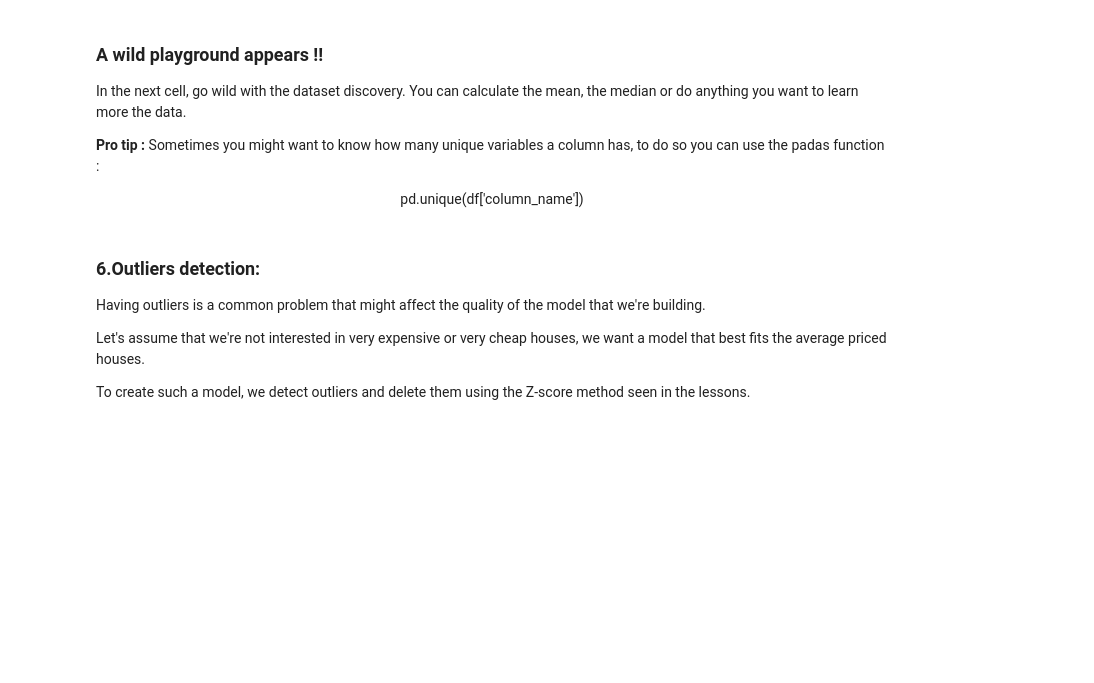
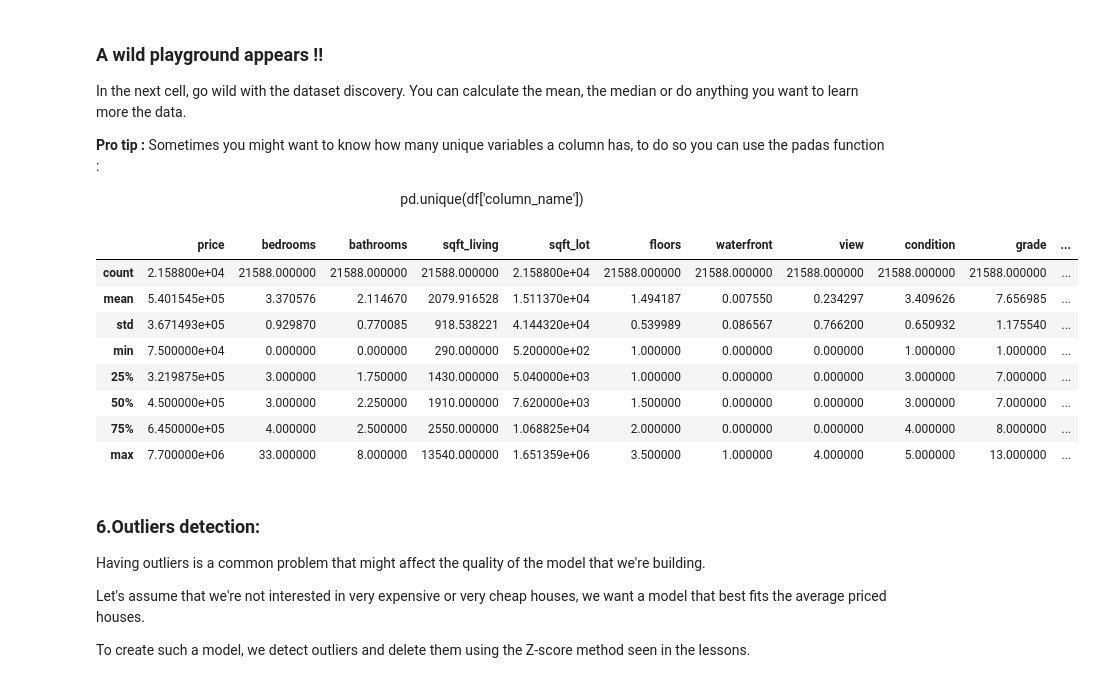
Before and after one commit to YounesMes/data-science-bootcamp, a Jupyter notebook: 2-data_analytics/project/Data Analytics Project.ipynb, the cells around one changed output. Drawn from its saved outputs; the diff is of its cells as text; code cells hidden in the pictures; blank space fills up the shorter version.

```diff
--- a/2-data_analytics/project/Data Analytics Project.ipynb
+++ b/2-data_analytics/project/Data Analytics Project.ipynb
@@ -99,6 +159,17 @@ Sometimes you might want to know how many unique variables a column has, to do s
 <center>pd.unique(df['column_name'])</center>
 # %%
 # To-Do : get to know more your data WITHOUT modifying it !!
+df.describe()
+# %% [output]
+|  | price | bedrooms | bathrooms | sqft_living | sqft_lot | floors | waterfront | view | condition | grade | ... |
+| count | 2.158800e+04 | 21588.000000 | 21588.000000 | 21588.000000 | 2.158800e+04 | 21588.000000 | 21588.000000 | 21588.000000 | 21588.000000 | 21588.000000 | ... |
+| mean | 5.401545e+05 | 3.370576 | 2.114670 | 2079.916528 | 1.511370e+04 | 1.494187 | 0.007550 | 0.234297 | 3.409626 | 7.656985 | ... |
+| std | 3.671493e+05 | 0.929870 | 0.770085 | 918.538221 | 4.144320e+04 | 0.539989 | 0.086567 | 0.766200 | 0.650932 | 1.175540 | ... |
+| min | 7.500000e+04 | 0.000000 | 0.000000 | 290.000000 | 5.200000e+02 | 1.000000 | 0.000000 | 0.000000 | 1.000000 | 1.000000 | ... |
+| 25% | 3.219875e+05 | 3.000000 | 1.750000 | 1430.000000 | 5.040000e+03 | 1.000000 | 0.000000 | 0.000000 | 3.000000 | 7.000000 | ... |
+| 50% | 4.500000e+05 | 3.000000 | 2.250000 | 1910.000000 | 7.620000e+03 | 1.500000 | 0.000000 | 0.000000 | 3.000000 | 7.000000 | ... |
+| 75% | 6.450000e+05 | 4.000000 | 2.500000 | 2550.000000 | 1.068825e+04 | 2.000000 | 0.000000 | 0.000000 | 4.000000 | 8.000000 | ... |
+| max | 7.700000e+06 | 33.000000 | 8.000000 | 13540.000000 | 1.651359e+06 | 3.500000 | 1.000000 | 4.000000 | 5.000000 | 13.000000 | ... |
 # %% [markdown]
 ### 6.Outliers detection:<a id='outliers'></a>
 Having outliers is a common problem that might affect the quality of the model that we're building.
```
Also changed, not shown: parts of 9 cells of this notebook, 17 other files.
